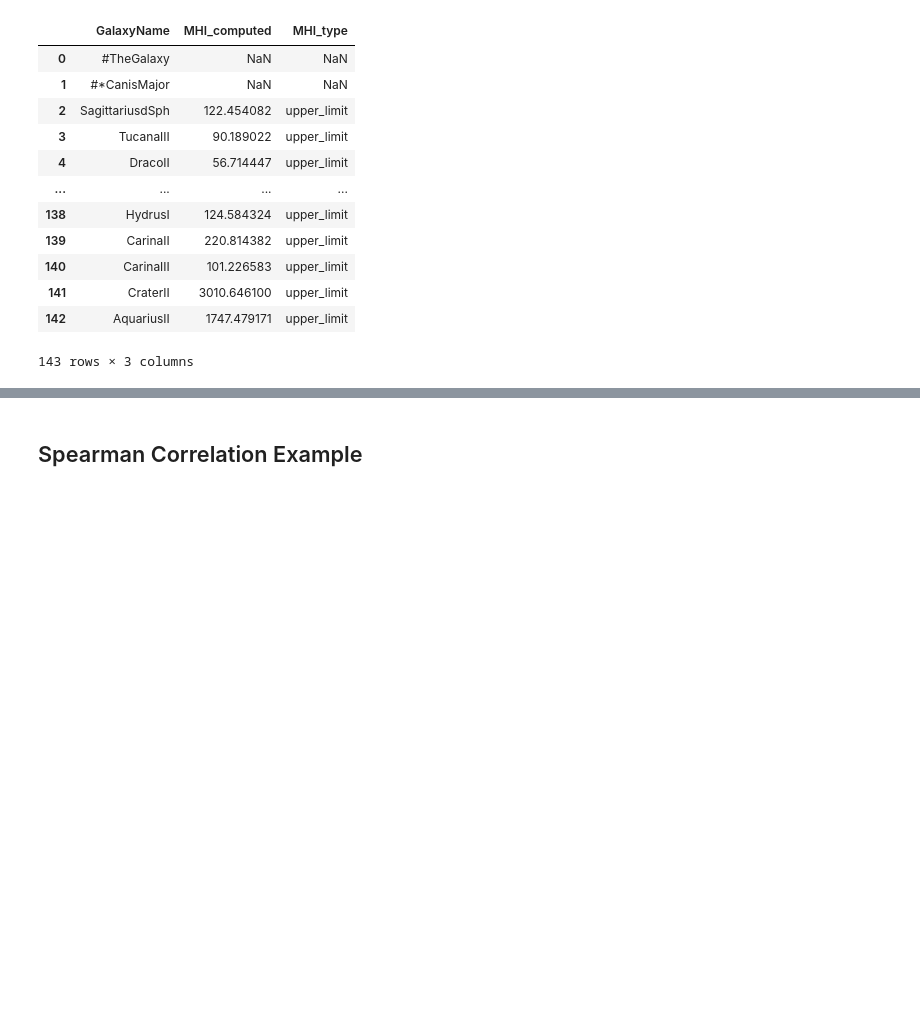
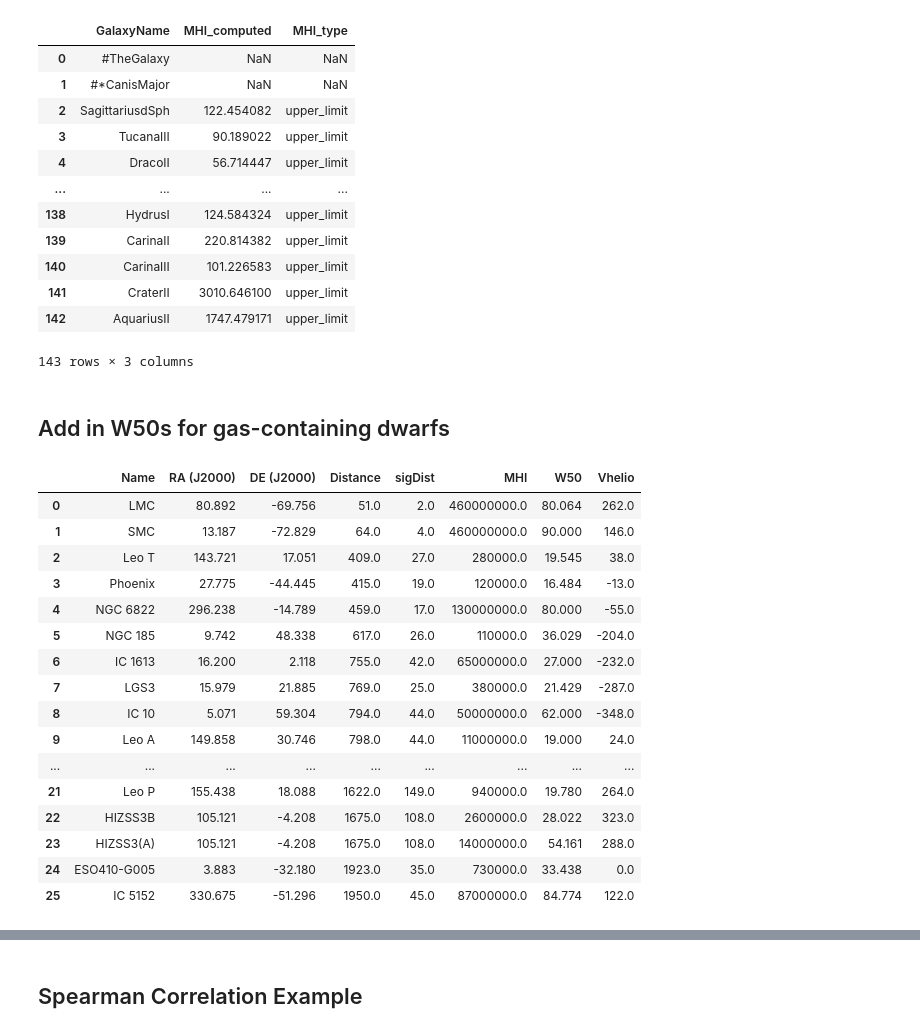
Before and after one commit to janagrc/LocalGroup, a Jupyter notebook: LocalGroup.ipynb, the cells around one changed output, grey strips where cells are left out. Cells and saved outputs as stored; diff of their text form; code cells hidden in the pictures; blank space fills up the shorter version.

```diff
--- a/LocalGroup.ipynb
+++ b/LocalGroup.ipynb
@@ -81,3 +81,27 @@ galaxies[['GalaxyName','MHI_computed','MHI_type']]
 | 141 | CraterII | 3010.646100 | upper_limit |
 | 142 | AquariusII | 1747.479171 | upper_limit |
 143 rows × 3 columns
+# %% [markdown]
+## Add in W50s for gas-containing dwarfs
+# %%
+W50s = pd.read_csv('./putman21_dwarf_files/gaseous_dwarf_lg.csv')
+# %%
+W50s
+# %% [output]
+|  | Name | RA (J2000) | DE (J2000) | Distance | sigDist | MHI | W50 | Vhelio |
+| 0 | LMC | 80.892 | -69.756 | 51.0 | 2.0 | 460000000.0 | 80.064 | 262.0 |
+| 1 | SMC | 13.187 | -72.829 | 64.0 | 4.0 | 460000000.0 | 90.000 | 146.0 |
+| 2 | Leo T | 143.721 | 17.051 | 409.0 | 27.0 | 280000.0 | 19.545 | 38.0 |
+| 3 | Phoenix | 27.775 | -44.445 | 415.0 | 19.0 | 120000.0 | 16.484 | -13.0 |
+| 4 | NGC 6822 | 296.238 | -14.789 | 459.0 | 17.0 | 130000000.0 | 80.000 | -55.0 |
+| 5 | NGC 185 | 9.742 | 48.338 | 617.0 | 26.0 | 110000.0 | 36.029 | -204.0 |
+| 6 | IC 1613 | 16.200 | 2.118 | 755.0 | 42.0 | 65000000.0 | 27.000 | -232.0 |
+| 7 | LGS3 | 15.979 | 21.885 | 769.0 | 25.0 | 380000.0 | 21.429 | -287.0 |
+| 8 | IC 10 | 5.071 | 59.304 | 794.0 | 44.0 | 50000000.0 | 62.000 | -348.0 |
+| 9 | Leo A | 149.858 | 30.746 | 798.0 | 44.0 | 11000000.0 | 19.000 | 24.0 |
+| ... | ... | ... | ... | ... | ... | ... | ... | ... |
+| 21 | Leo P | 155.438 | 18.088 | 1622.0 | 149.0 | 940000.0 | 19.780 | 264.0 |
+| 22 | HIZSS3B | 105.121 | -4.208 | 1675.0 | 108.0 | 2600000.0 | 28.022 | 323.0 |
+| 23 | HIZSS3(A) | 105.121 | -4.208 | 1675.0 | 108.0 | 14000000.0 | 54.161 | 288.0 |
+| 24 | ESO410-G005 | 3.883 | -32.180 | 1923.0 | 35.0 | 730000.0 | 33.438 | 0.0 |
+| 25 | IC 5152 | 330.675 | -51.296 | 1950.0 | 45.0 | 87000000.0 | 84.774 | 122.0 |
```
Also changed, not shown: parts of 14 cells of this notebook.
